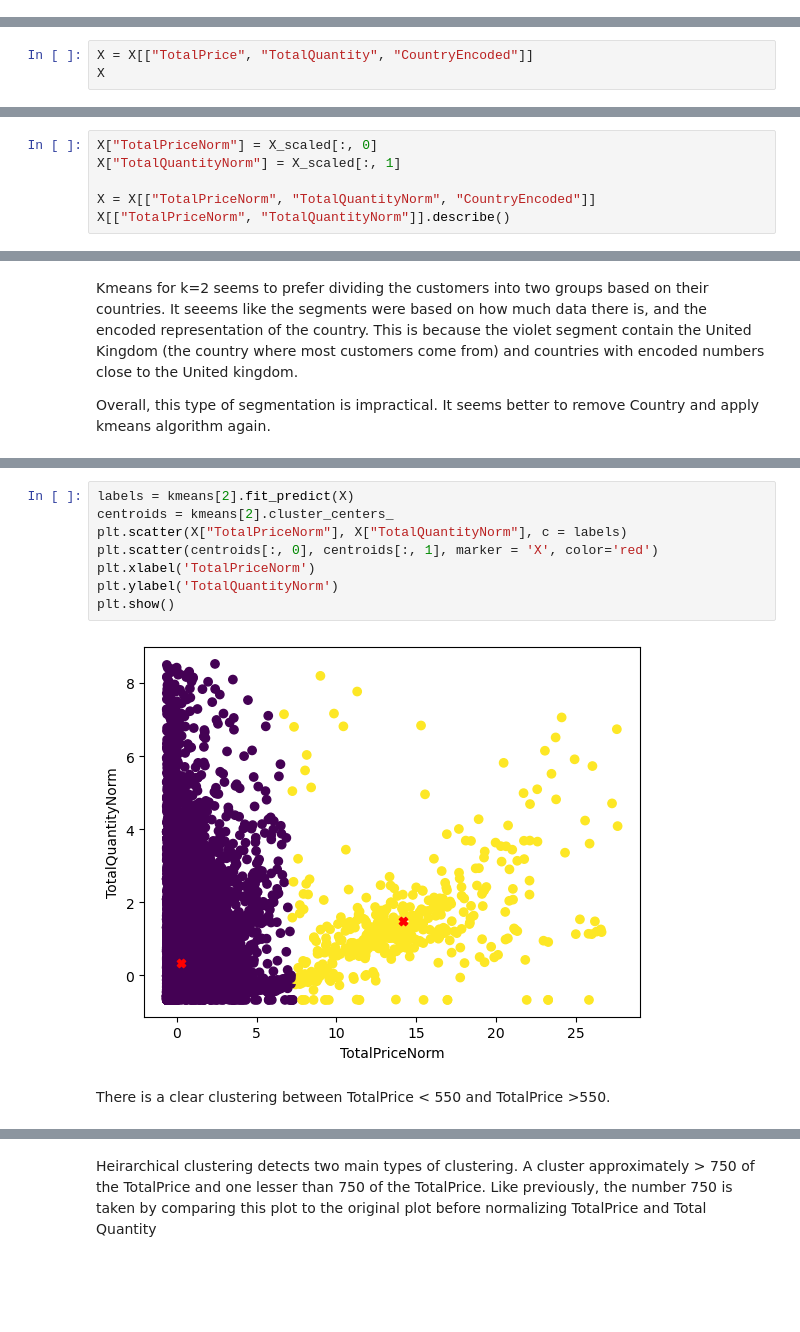
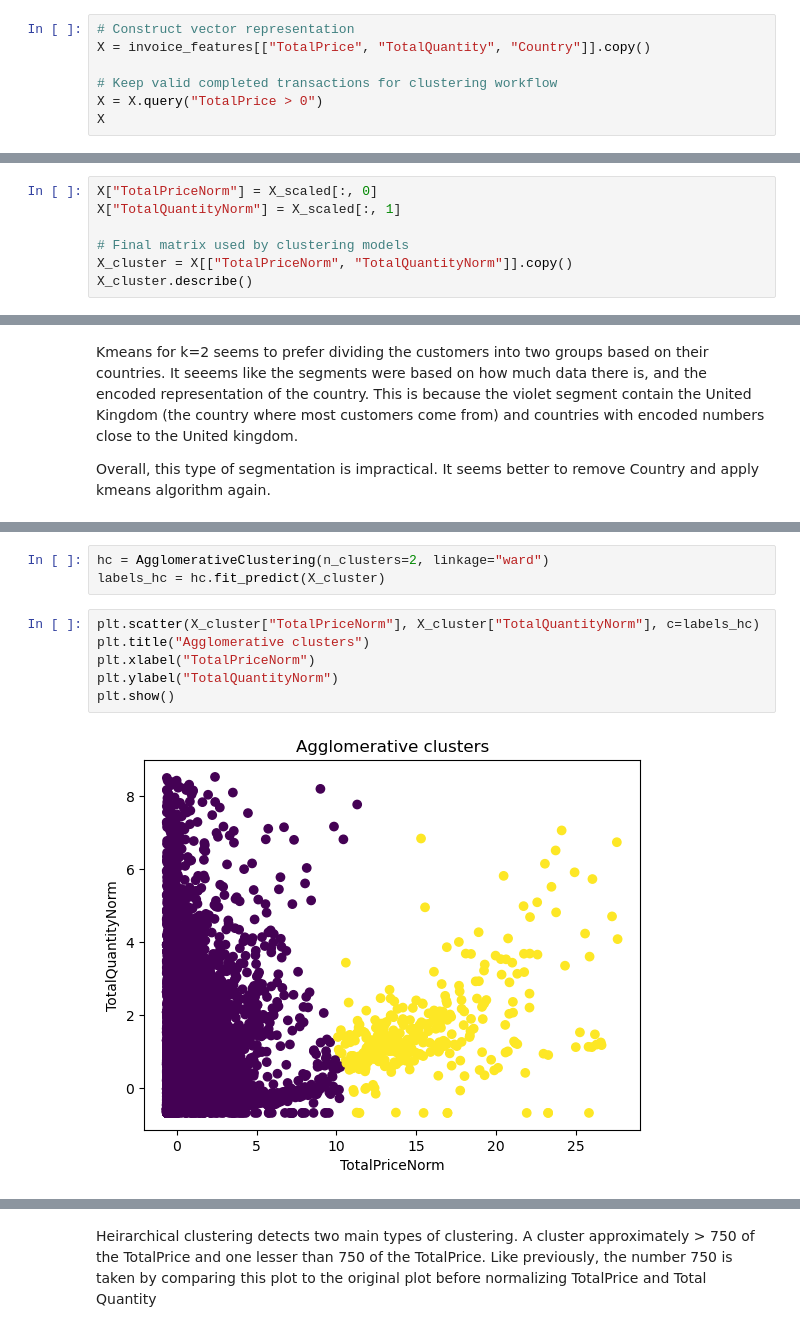
Before and after one commit to NouRALsaidD/data_mining_2026, a Jupyter notebook: data_mining_project_template.ipynb, the cells around one changed output, grey strips where cells are left out. Cells and saved outputs as stored; diff of their text form; blank space fills up the shorter version.

```diff
--- a/data_mining_project_template.ipynb
+++ b/data_mining_project_template.ipynb
@@ -424,0 +453,7 @@ X
+# %%
+# Construct vector representation
+X = invoice_features[["TotalPrice", "TotalQuantity", "Country"]].copy()
+
+# Keep valid completed transactions for clustering workflow
+X = X.query("TotalPrice > 0")
+X
@@ -448,3 +491,0 @@ X
-# %%
-X = X[["TotalPrice", "TotalQuantity", "CountryEncoded"]]
-X
@@ -585,8 +592,9 @@ array([[-0.25021252, -0.49769585],
 X["TotalPriceNorm"] = X_scaled[:, 0]
 X["TotalQuantityNorm"] = X_scaled[:, 1]
 
-X = X[["TotalPriceNorm", "TotalQuantityNorm", "CountryEncoded"]]
-X[["TotalPriceNorm", "TotalQuantityNorm"]].describe()
+# Final matrix used by clustering models
+X_cluster = X[["TotalPriceNorm", "TotalQuantityNorm"]].copy()
+X_cluster.describe()
 # %% [output]
 |  | TotalPriceNorm | TotalQuantityNorm |
 | count | 19626.000000 | 19626.000000 |
@@ -826,12 +758,11 @@ Although the elbow plot implies that k=4 is a good fit, the silhouette score see
+# %%
+hc = AgglomerativeClustering(n_clusters=2, linkage="ward")
+labels_hc = hc.fit_predict(X_cluster)
 # %%
-labels = kmeans[2].fit_predict(X)
-centroids = kmeans[2].cluster_centers_
-plt.scatter(X["TotalPriceNorm"], X["TotalQuantityNorm"], c = labels)
-plt.scatter(centroids[:, 0], centroids[:, 1], marker = 'X', color='red')
-plt.xlabel('TotalPriceNorm')
-plt.ylabel('TotalQuantityNorm')
+plt.scatter(X_cluster["TotalPriceNorm"], X_cluster["TotalQuantityNorm"], c=labels_hc)
+plt.title("Agglomerative clusters")
+plt.xlabel("TotalPriceNorm")
+plt.ylabel("TotalQuantityNorm")
 plt.show()
 # %% [output]
-[figure, old version]
+[figure, new version]
-# %% [markdown]
-There is a clear clustering between TotalPrice < 550 and TotalPrice >550.
```
Also changed, not shown: parts of 79 cells of this notebook.
